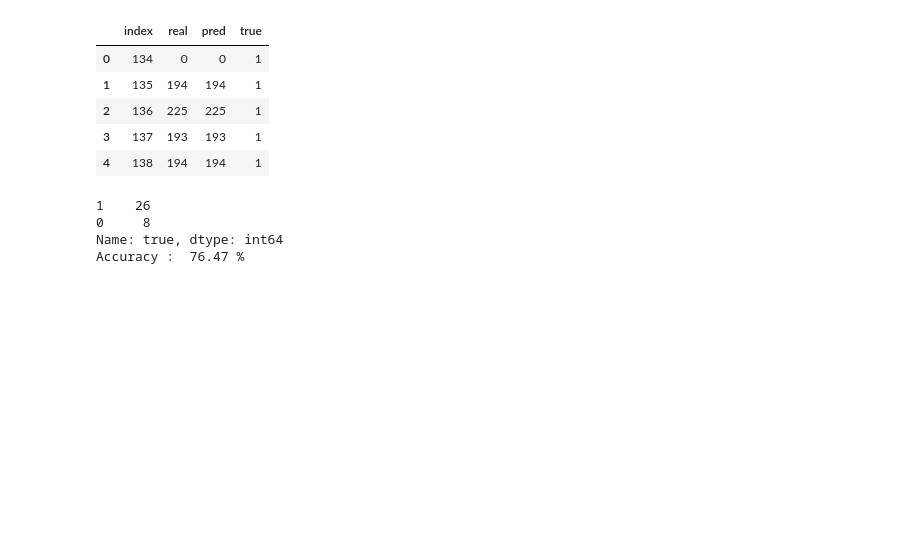
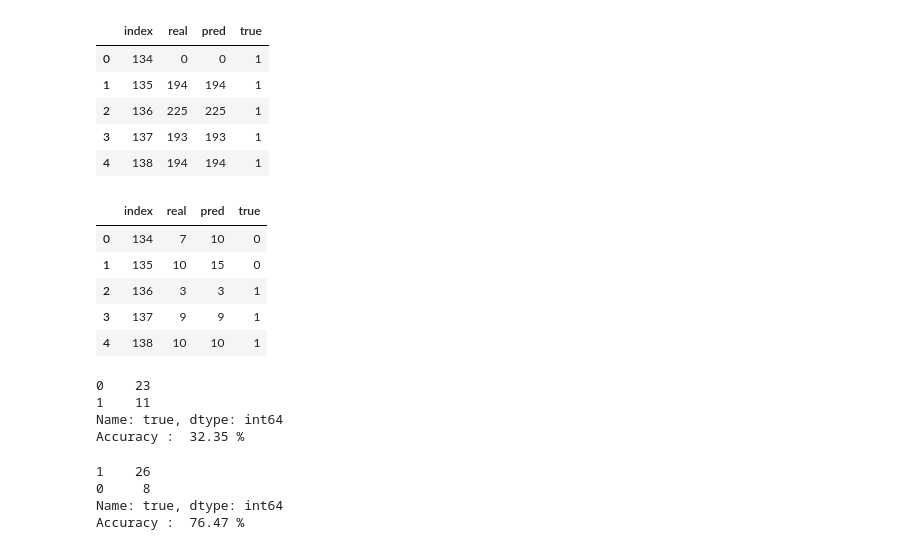
Before and after one commit to geadalfa/PrediksiWarna, a Jupyter notebook: Random_Forest_Model.ipynb, the cells around one changed output. Saved outputs shown, nothing was run; the diff lists cells and outputs as text; code cells hidden in the pictures; blank space fills up the shorter version.

```diff
--- a/Random_Forest_Model.ipynb
+++ b/Random_Forest_Model.ipynb
@@ -510,6 +522,41 @@ hasil.head()
 | 2 | 136 | 225 | 225 | 1 |
 | 3 | 137 | 193 | 193 | 1 |
 | 4 | 138 | 194 | 194 | 1 |
+# %%
+hasil2['pred'] = hasil2['pred'].astype(int)
+hasil2['real'] = hasil2['real'].astype(int)
+
+def f(row):
+    if row['real'] == row['pred']:
+        val = 1
+    else:
+        val = 0
+    return val
+
+hasil2['true'] = hasil2.apply(f, axis=1)
+hasil2.head()
+# %% [output]
+|  | index | real | pred | true |
+| 0 | 134 | 7 | 10 | 0 |
+| 1 | 135 | 10 | 15 | 0 |
+| 2 | 136 | 3 | 3 | 1 |
+| 3 | 137 | 9 | 9 | 1 |
+| 4 | 138 | 10 | 10 | 1 |
+# %%
+print(hasil2['true'].value_counts().sort_index())
+
+counts = hasil2['true'].value_counts().tolist()
+benar = counts[1]
+salah = counts[0]
+jumlah = benar + salah
+
+Accuracy = (benar/jumlah) * 100
+print('Accuracy : ', round(Accuracy,2), '%')
+# %% [output]
+0    23
+1    11
+Name: true, dtype: int64
+Accuracy :  32.35 %
 # %%
 hasil = hasil.reset_index()
 hasil.to_excel('hasil.xlsx', index=False)
```
Also changed, not shown: parts of 2 cells of this notebook.
